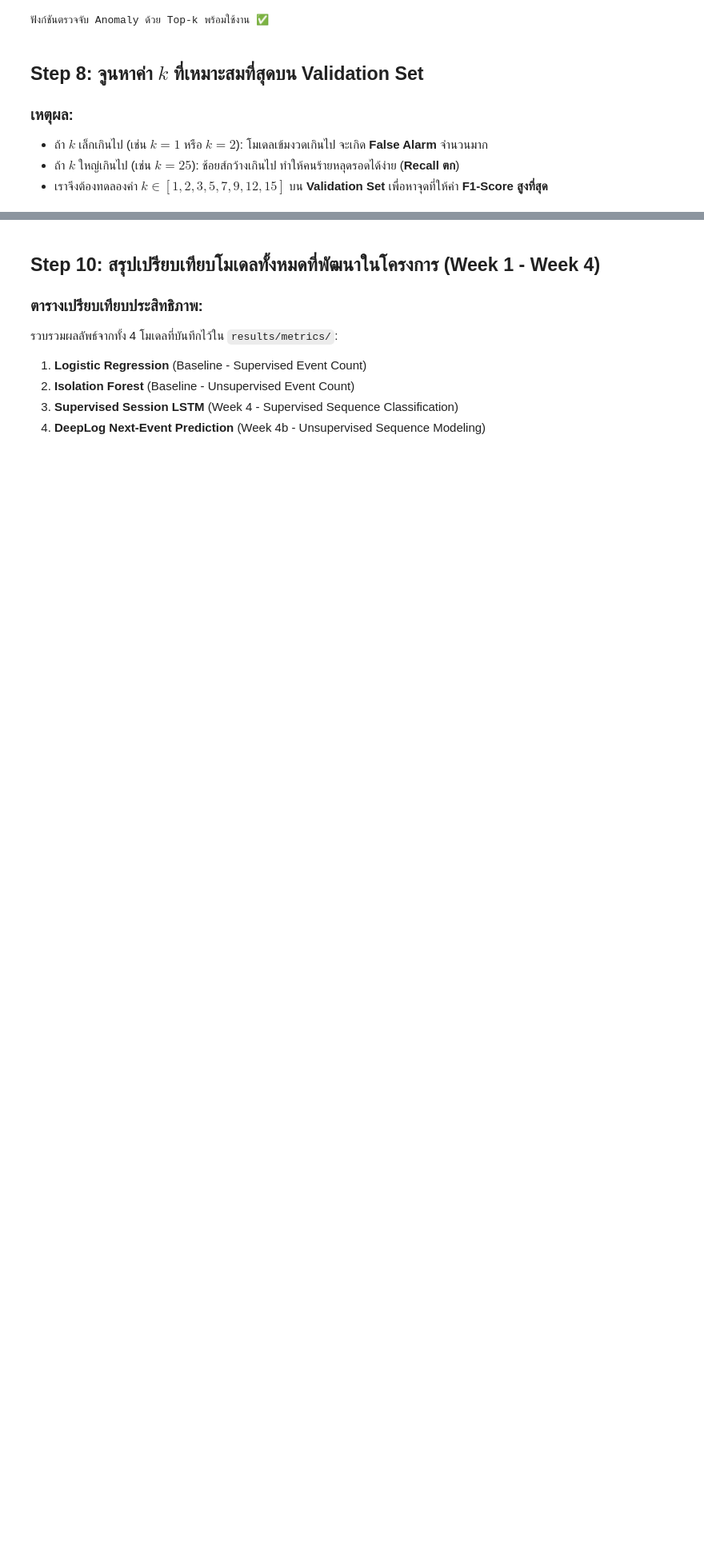
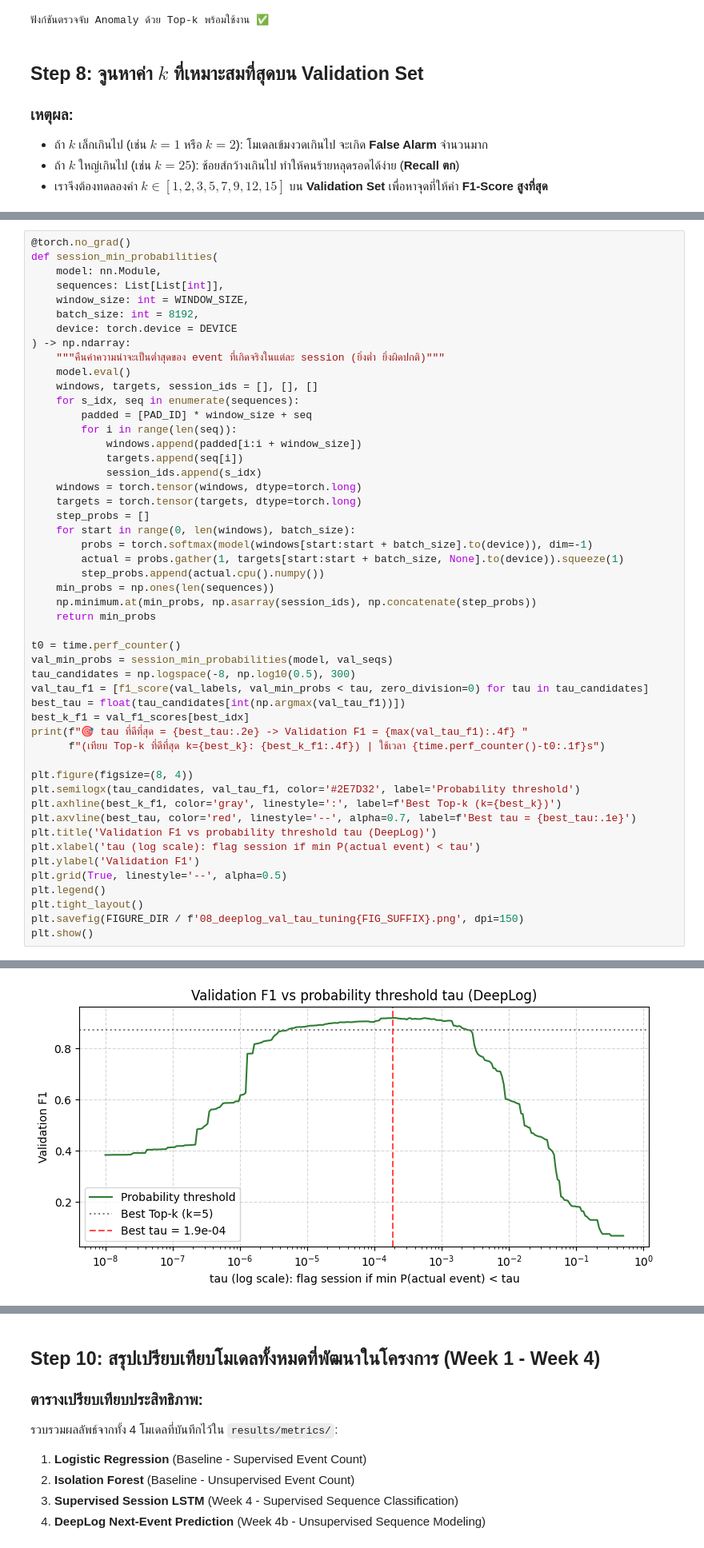
Before and after one commit to STARoM00N/LAD_CS461_427A, a Jupyter notebook: notebooks/04b_deeplog_next_event.ipynb, the cells around one changed output, grey strips where cells are left out. Shown at 80% size. Saved outputs shown, nothing was run; the diff lists cells and outputs as text; blank space fills up the shorter version.

```diff
--- a/notebooks/04b_deeplog_next_event.ipynb
+++ b/notebooks/04b_deeplog_next_event.ipynb
@@ -496,0 +565,51 @@ k = 15 -> F1: 0.4311 | Recall: 0.2749 | Precision: 0.9986 (ใช้เวลา
+# %%
+@torch.no_grad()
+def session_min_probabilities(
+    model: nn.Module,
+    sequences: List[List[int]],
+    window_size: int = WINDOW_SIZE,
+    batch_size: int = 8192,
+    device: torch.device = DEVICE
+) -> np.ndarray:
+    """คืนค่าความน่าจะเป็นต่ำสุดของ event ที่เกิดจริงในแต่ละ session (ยิ่งต่ำ ยิ่งผิดปกติ)"""
+    model.eval()
+    windows, targets, session_ids = [], [], []
+    for s_idx, seq in enumerate(sequences):
+        padded = [PAD_ID] * window_size + seq
+        for i in range(len(seq)):
+            windows.append(padded[i:i + window_size])
+            targets.append(seq[i])
+            session_ids.append(s_idx)
+    windows = torch.tensor(windows, dtype=torch.long)
+    targets = torch.tensor(targets, dtype=torch.long)
+    step_probs = []
+    for start in range(0, len(windows), batch_size):
+        probs = torch.softmax(model(windows[start:start + batch_size].to(device)), dim=-1)
+        actual = probs.gather(1, targets[start:start + batch_size, None].to(device)).squeeze(1)
+        step_probs.append(actual.cpu().numpy())
+    min_probs = np.ones(len(sequences))
+    np.minimum.at(min_probs, np.asarray(session_ids), np.concatenate(step_probs))
+    return min_probs
+
+t0 = time.perf_counter()
+val_min_probs = session_min_probabilities(model, val_seqs)
+tau_candidates = np.logspace(-8, np.log10(0.5), 300)
+val_tau_f1 = [f1_score(val_labels, val_min_probs < tau, zero_division=0) for tau in tau_candidates]
+best_tau = float(tau_candidates[int(np.argmax(val_tau_f1))])
+best_k_f1 = val_f1_scores[best_idx]
+print(f"🎯 tau ที่ดีที่สุด = {best_tau:.2e} -> Validation F1 = {max(val_tau_f1):.4f} "
+      f"(เทียบ Top-k ที่ดีที่สุด k={best_k}: {best_k_f1:.4f}) | ใช้เวลา {time.perf_counter()-t0:.1f}s")
+
+plt.figure(figsize=(8, 4))
+plt.semilogx(tau_candidates, val_tau_f1, color='#2E7D32', label='Probability threshold')
+plt.axhline(best_k_f1, color='gray', linestyle=':', label=f'Best Top-k (k={best_k})')
+plt.axvline(best_tau, color='red', linestyle='--', alpha=0.7, label=f'Best tau = {best_tau:.1e}')
+plt.title('Validation F1 vs probability threshold tau (DeepLog)')
+plt.xlabel('tau (log scale): flag session if min P(actual event) < tau')
+plt.ylabel('Validation F1')
+plt.grid(True, linestyle='--', alpha=0.5)
+plt.legend()
+plt.tight_layout()
+plt.savefig(FIGURE_DIR / f'08_deeplog_val_tau_tuning{FIG_SUFFIX}.png', dpi=150)
+plt.show()
+# %% [output]
@@ -497 +617,2 @@ k = 15 -> F1: 0.4311 | Recall: 0.2749 | Precision: 0.9986 (ใช้เวลา
+[figure, added]
 # %% [markdown]
```
Also changed, not shown: parts of 14 cells of this notebook, 11 other files.
